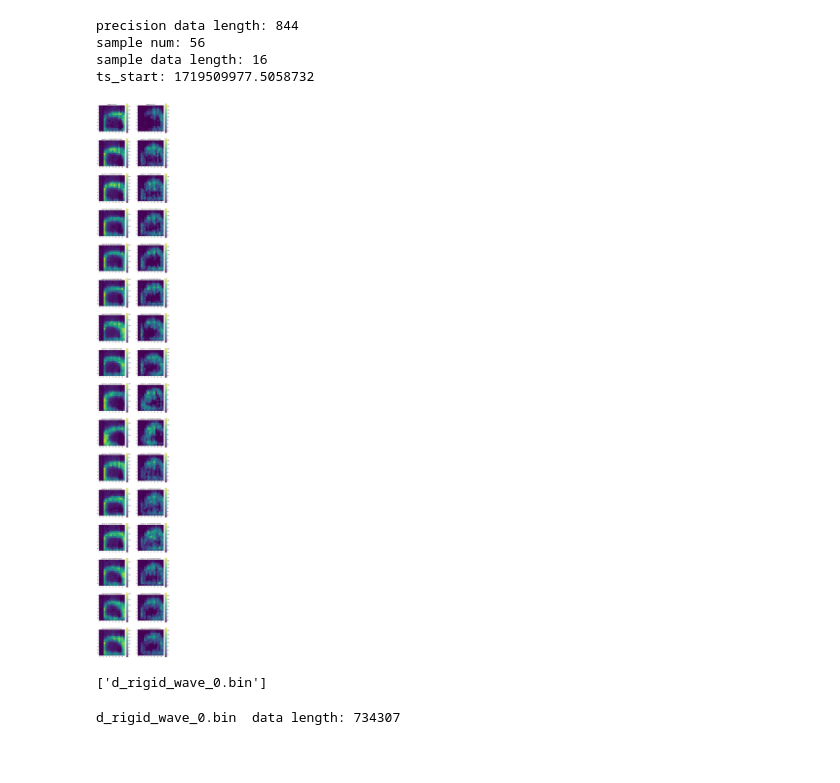
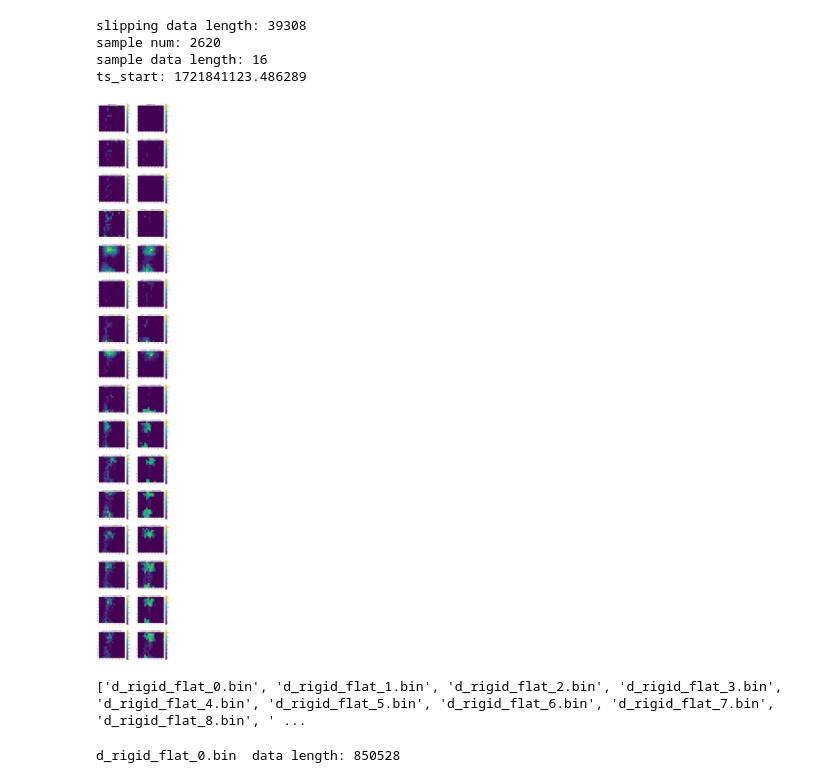
Before and after one commit to zhihuaz0413/fsr_experiments, a Jupyter notebook: test_trajectory/test_data.ipynb, the cells around one changed output. Cells and saved outputs as stored; diff of their text form; code cells hidden in the pictures; blank space fills up the shorter version.

```diff
--- a/test_trajectory/test_data.ipynb
+++ b/test_trajectory/test_data.ipynb
@@ -4,7 +4,7 @@ import numpy as np
 import matplotlib.pyplot as plt
 import os
 # %%
-data_dir = '/home/hrg/ws_moveit/data/short_rigid_letters_2806/'
+data_dir = '/home/hrg/ws_moveit/data/short_rigid_letters_2407_D_rigid/'
 
 def show_fsrmsg(fsr_data_msg, title):
   len_frames = len(fsr_data_msg)
@@ -12,10 +12,10 @@ def show_fsrmsg(fsr_data_msg, title):
   all_layer2 = np.zeros((len_frames,16,16), dtype=np.int32)
   for i in range(len_frames):
       data = fsr_data_msg[i]
-      value = data.value
+      value = data.fsr
       ts = data.timestamp
       fsr_data = np.fromstring(value, dtype=int, sep=' ')
-      fsr_data = fsr_data.reshape(16, 32)
+      fsr_data= fsr_data.reshape(16, 32)
       all_layer1[i] = fsr_data[:, 0:16]
       all_layer2[i] = fsr_data[:, 16:]
   mean_layer1 = all_layer1.mean(axis=0)
@@ -173,10 +223,9 @@ fig, axs = plt.subplots(len(ts_bins), 2, figsize=(12, 6*len(ts_bins)))
 # fig.subplots_adjust(left=0.02, bottom=0.06, right=0.95, top=0.94, wspace=0.05)
 
 for i in range(len(ts_bins)):
-    value = sample_data[i].value
+    value = sample_data[i].fsr
     ts = ts_bins[i]
-    fsr_data = np.fromstring(value, dtype=int, sep=' ')
-    fsr_data = fsr_data.reshape(16, 32)
+    fsr_data = np.fromstring(value, dtype=int, sep=' ').reshape(16, 32)
     layer_1 = fsr_data[:, 0:16] - calib_layer1
     layer_2 = fsr_data[:, 16:] - calib_layer2
     min_val_1 = np.min(fsr_data[:, 0:16])
@@ -230,10 +279,9 @@ fig, axs = plt.subplots(len(ts_bins), 2, figsize=(12, 6*len(ts_bins)))
 # fig.subplots_adjust(left=0.02, bottom=0.06, right=0.95, top=0.94, wspace=0.05)
 
 for i in range(len(ts_bins)):
-    value = sample_data[i].value
+    value = sample_data[i].fsr
     ts = ts_bins[i]
-    fsr_data = np.fromstring(value, dtype=int, sep=' ')
-    fsr_data = fsr_data.reshape(16, 32)
+    fsr_data = np.fromstring(value, dtype=int, sep=' ').reshape(16, 32)
     layer_1 = fsr_data[:, 0:16] - calib_layer1
     layer_2 = fsr_data[:, 16:] - calib_layer2
     min_val_1 = np.min(fsr_data[:, 0:16])
@@ -277,48 +325,47 @@ mean_layer1_slipping, mean_layer2_slipping, std_layer1_slipping, std_layer2_slip
 # %%
 len_slipping = len(data_slipping)
-print('precision data length:', len_slipping)
+print('slipping data length:', len_slipping)
 sample_num = int(len_slipping / 15)
 print('sample num:', sample_num)
 sample_data = data_slipping[::sample_num]
 print('sample data length:', len(sample_data))
 ts_start = float(int(data_slipping[0].timestamp) * (10**-9))
 print('ts_start:', ts_start)
 
 ts_bins = [(float(int(data.timestamp) * (10**-9)) - ts_start) for data in sample_data]
 fig, axs = plt.subplots(len(ts_bins), 2, figsize=(12, 6*len(ts_bins)))
 # fig.subplots_adjust(left=0.02, bottom=0.06, right=0.95, top=0.94, wspace=0.05)
 
 for i in range(len(ts_bins)):
-    value = sample_data[i].value
+    value = sample_data[i].fsr
     ts = ts_bins[i]
-    fsr_data = np.fromstring(value, dtype=int, sep=' ')
-    fsr_data = fsr_data.reshape(16, 32)
+    fsr_data = np.fromstring(value, dtype=int, sep=' ').reshape(16, 32)
     layer_1 = fsr_data[:, 0:16] - calib_layer1
     layer_2 = fsr_data[:, 16:] - calib_layer2
     min_val_1 = np.min(fsr_data[:, 0:16])
     max_val_1 = np.max(fsr_data[:, 0:16])
     min_val_2 = np.min(fsr_data[:, 16:])
     max_val_2 = np.max(fsr_data[:, 16:])
 
     im = axs[i, 0].imshow(layer_1, cmap='viridis', interpolation='none', vmin=min_val_1, vmax=max_val_1)
     im2 = axs[i, 1].imshow(layer_2, cmap='viridis', interpolation='none', vmin=min_val_2, vmax=max_val_2)
     axs[i, 0].set_title('layer1 ts: ' + str(ts))
     axs[i, 1].set_title('layer2 ts: ' + str(ts))
     fig.colorbar(im, ax=axs[i, 0])
     fig.colorbar(im2, ax=axs[i, 1])
 # %% [output]
-precision data length: 844
-sample num: 56
+slipping data length: 39308
+sample num: 2620
 sample data length: 16
-ts_start: 1719509977.5058732
+ts_start: 1721841123.486289
-[figure, old version]
+[figure, new version]
 # %%
 force_data_all = glob.glob(data_dir + '/ni_daqmx/*.bin')
 force_data_all = [os.path.basename(f) for f in fsr_data_all]
 force_data_all.sort()
 print(fsr_data_all)
 # %% [output]
-['d_rigid_wave_0.bin']
+['d_rigid_flat_0.bin', 'd_rigid_flat_1.bin', 'd_rigid_flat_2.bin', 'd_rigid_flat_3.bin', 'd_rigid_flat_4.bin', 'd_rigid_flat_5.bin', 'd_rigid_flat_6.bin', 'd_rigid_flat_7.bin', 'd_rigid_flat_8.bin', ' ...
 # %%
 if test_data not in force_data_all:
     print('No corresponding force data:', test_data)
@@ -333,7 +380,7 @@ def read_force_msg(file_f):
   return force_msg
 force_data = read_force_msg(test_data)
 # %% [output]
-d_rigid_wave_0.bin  data length: 734307
+d_rigid_flat_0.bin  data length: 850528
 # %%
 t_start = test_cmd_pressing[0, 0]
 t_end = test_cmd_pressing[-1, 0]
```
Also changed, not shown: parts of 24 cells of this notebook, 9 other files.
